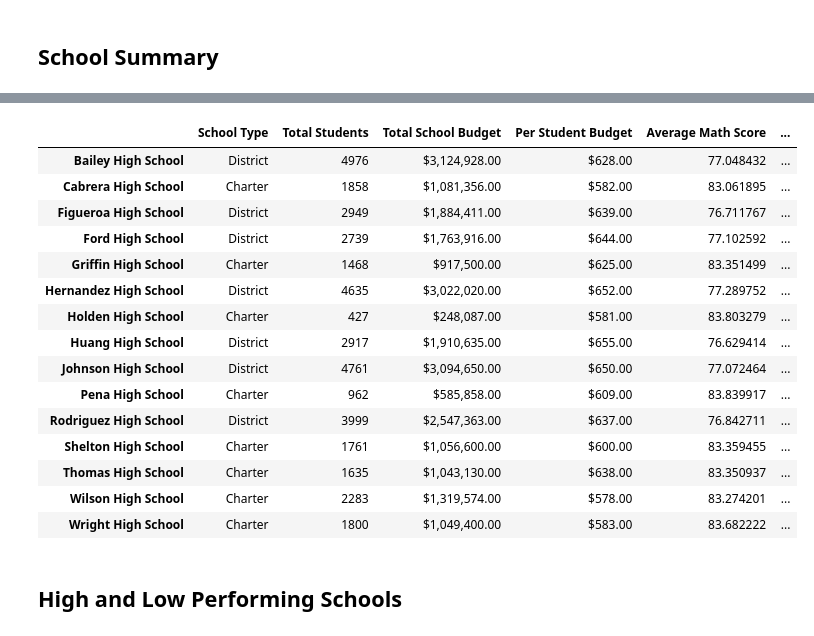
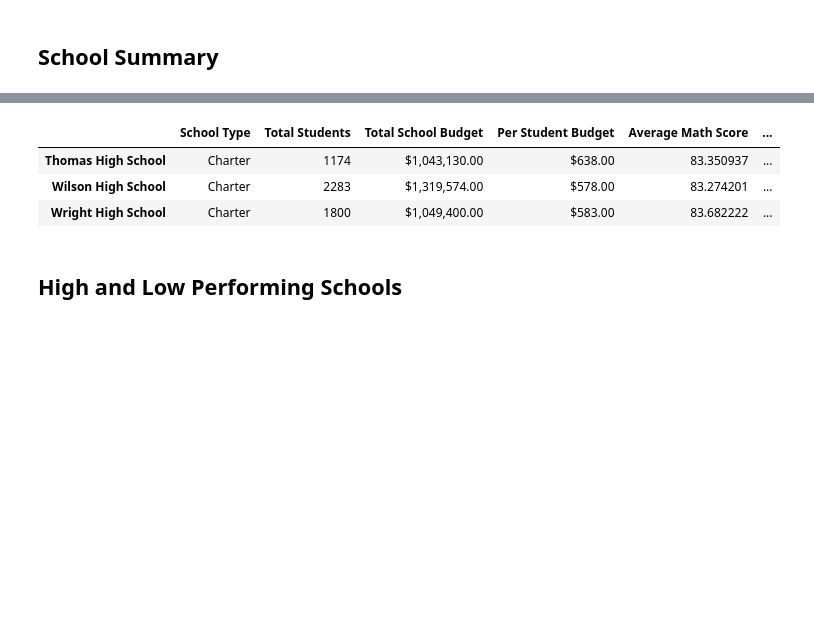
Before and after one commit to ean-maloney/School_District_Analysis, a Jupyter notebook: PyCitySchools_Challenge.ipynb, the cells around one changed output, grey strips where cells are left out. Saved outputs shown, nothing was run; the diff lists cells and outputs as text; code cells hidden in the pictures; blank space fills up the shorter version.

```diff
--- a/PyCitySchools_Challenge.ipynb
+++ b/PyCitySchools_Challenge.ipynb
@@ -326,24 +312,13 @@ THS_notG9_avg_reading_score = alt_student_data_df.loc[(alt_student_data_df["scho
 # !!! Replace math and reading avgs for THS in per_school_summary
 alt_per_school_summary_df.loc["Thomas High School", "Average Math Score"] = THS_notG9_avg_math_score
 alt_per_school_summary_df.loc["Thomas High School", "Average Reading Score"] = THS_notG9_avg_reading_score
+alt_per_school_summary_df.loc["Thomas High School", "Total Students"] = THS_notG9_count
 # %%
 # per_school_summary_df
-alt_per_school_summary_df
+alt_per_school_summary_df.tail(3)
 # %% [output]
 |  | School Type | Total Students | Total School Budget | Per Student Budget | Average Math Score | ... |
-| Bailey High School | District | 4976 | $3,124,928.00 | $628.00 | 77.048432 | ... |
-| Cabrera High School | Charter | 1858 | $1,081,356.00 | $582.00 | 83.061895 | ... |
-| Figueroa High School | District | 2949 | $1,884,411.00 | $639.00 | 76.711767 | ... |
-| Ford High School | District | 2739 | $1,763,916.00 | $644.00 | 77.102592 | ... |
-| Griffin High School | Charter | 1468 | $917,500.00 | $625.00 | 83.351499 | ... |
-| Hernandez High School | District | 4635 | $3,022,020.00 | $652.00 | 77.289752 | ... |
-| Holden High School | Charter | 427 | $248,087.00 | $581.00 | 83.803279 | ... |
-| Huang High School | District | 2917 | $1,910,635.00 | $655.00 | 76.629414 | ... |
-| Johnson High School | District | 4761 | $3,094,650.00 | $650.00 | 77.072464 | ... |
-| Pena High School | Charter | 962 | $585,858.00 | $609.00 | 83.839917 | ... |
-| Rodriguez High School | District | 3999 | $2,547,363.00 | $637.00 | 76.842711 | ... |
-| Shelton High School | Charter | 1761 | $1,056,600.00 | $600.00 | 83.359455 | ... |
-| Thomas High School | Charter | 1635 | $1,043,130.00 | $638.00 | 83.350937 | ... |
+| Thomas High School | Charter | 1174 | $1,043,130.00 | $638.00 | 83.350937 | ... |
 | Wilson High School | Charter | 2283 | $1,319,574.00 | $578.00 | 83.274201 | ... |
 | Wright High School | Charter | 1800 | $1,049,400.00 | $583.00 | 83.682222 | ... |
 # %% [markdown]
```
Also changed, not shown: parts of 11 cells of this notebook, 2 other files.
